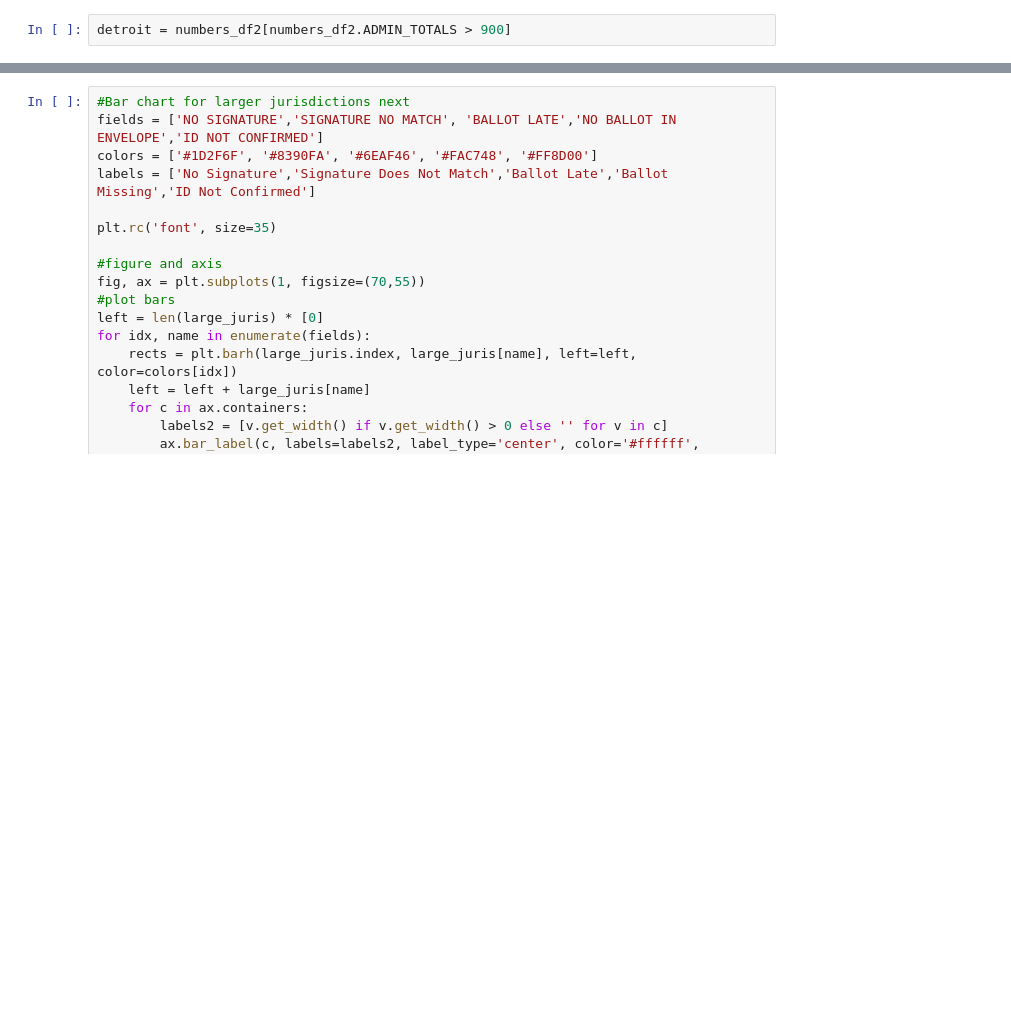
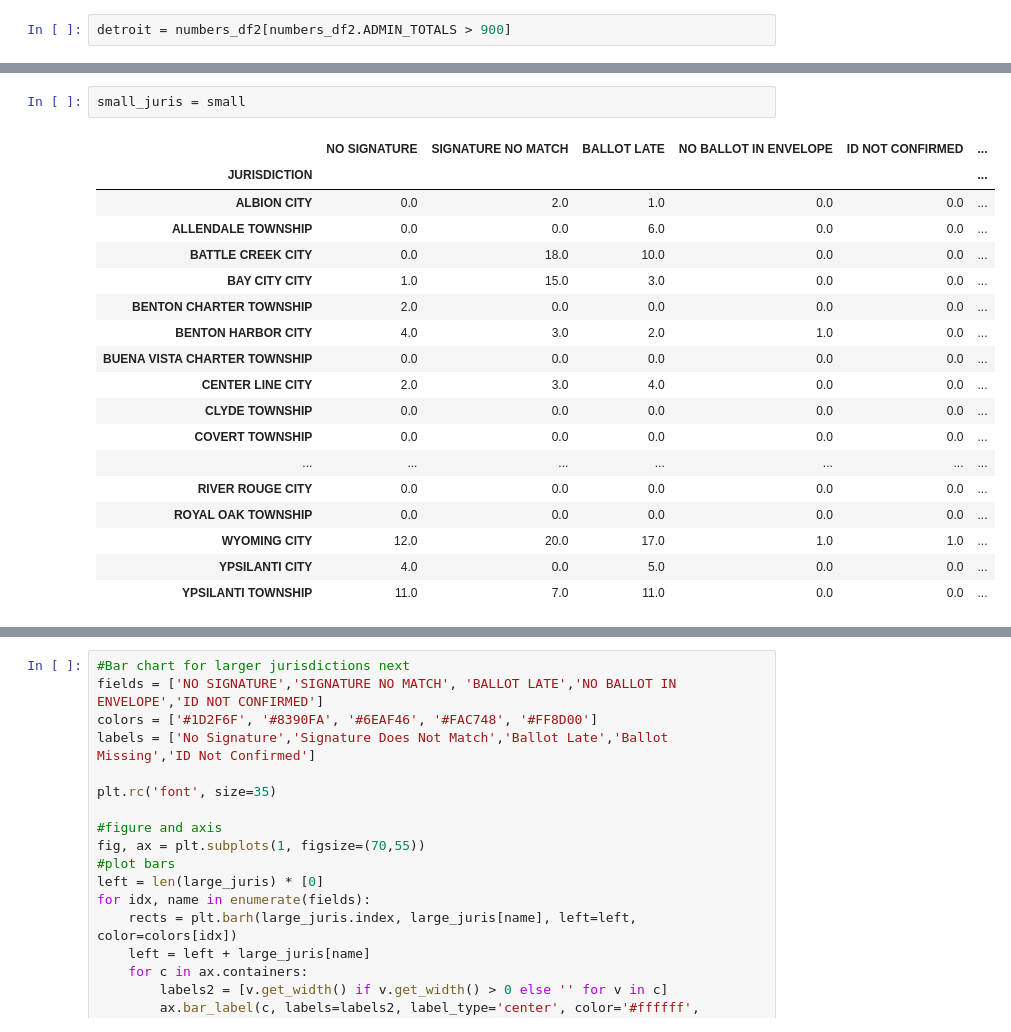
Before and after one commit to alexiskedo/Rejected-Ballot-Data, a Jupyter notebook: final_analysis.ipynb, the cells around one changed output, grey strips where cells are left out. Cells and saved outputs as stored; diff of their text form; blank space fills up the shorter version.

```diff
--- a/final_analysis.ipynb
+++ b/final_analysis.ipynb
@@ -427,3 +499,24 @@ print(detroit.shape)
+# %%
+small_juris = small
+# %% [output]
+|  | NO SIGNATURE | SIGNATURE NO MATCH | BALLOT LATE | NO BALLOT IN ENVELOPE | ID NOT CONFIRMED | ... |
+| JURISDICTION |  |  |  |  |  | ... |
+| ALBION CITY | 0.0 | 2.0 | 1.0 | 0.0 | 0.0 | ... |
+| ALLENDALE TOWNSHIP | 0.0 | 0.0 | 6.0 | 0.0 | 0.0 | ... |
+| BATTLE CREEK CITY | 0.0 | 18.0 | 10.0 | 0.0 | 0.0 | ... |
+| BAY CITY CITY | 1.0 | 15.0 | 3.0 | 0.0 | 0.0 | ... |
+| BENTON CHARTER TOWNSHIP | 2.0 | 0.0 | 0.0 | 0.0 | 0.0 | ... |
+| BENTON HARBOR CITY | 4.0 | 3.0 | 2.0 | 1.0 | 0.0 | ... |
+| BUENA VISTA CHARTER TOWNSHIP | 0.0 | 0.0 | 0.0 | 0.0 | 0.0 | ... |
+| CENTER LINE CITY | 2.0 | 3.0 | 4.0 | 0.0 | 0.0 | ... |
+| CLYDE TOWNSHIP | 0.0 | 0.0 | 0.0 | 0.0 | 0.0 | ... |
+| COVERT TOWNSHIP | 0.0 | 0.0 | 0.0 | 0.0 | 0.0 | ... |
+| ... | ... | ... | ... | ... | ... | ... |
+| RIVER ROUGE CITY | 0.0 | 0.0 | 0.0 | 0.0 | 0.0 | ... |
+| ROYAL OAK TOWNSHIP | 0.0 | 0.0 | 0.0 | 0.0 | 0.0 | ... |
+| WYOMING CITY | 12.0 | 20.0 | 17.0 | 1.0 | 1.0 | ... |
+| YPSILANTI CITY | 4.0 | 0.0 | 5.0 | 0.0 | 0.0 | ... |
+| YPSILANTI TOWNSHIP | 11.0 | 7.0 | 11.0 | 0.0 | 0.0 | ... |
 # %%
 #Bar chart for smaller jurisdictions first
 fields = ['NO SIGNATURE','SIGNATURE NO MATCH', 'BALLOT LATE','NO BALLOT IN ENVELOPE','ID NOT CONFIRMED']
```
Also changed, not shown: parts of 21 cells of this notebook.
